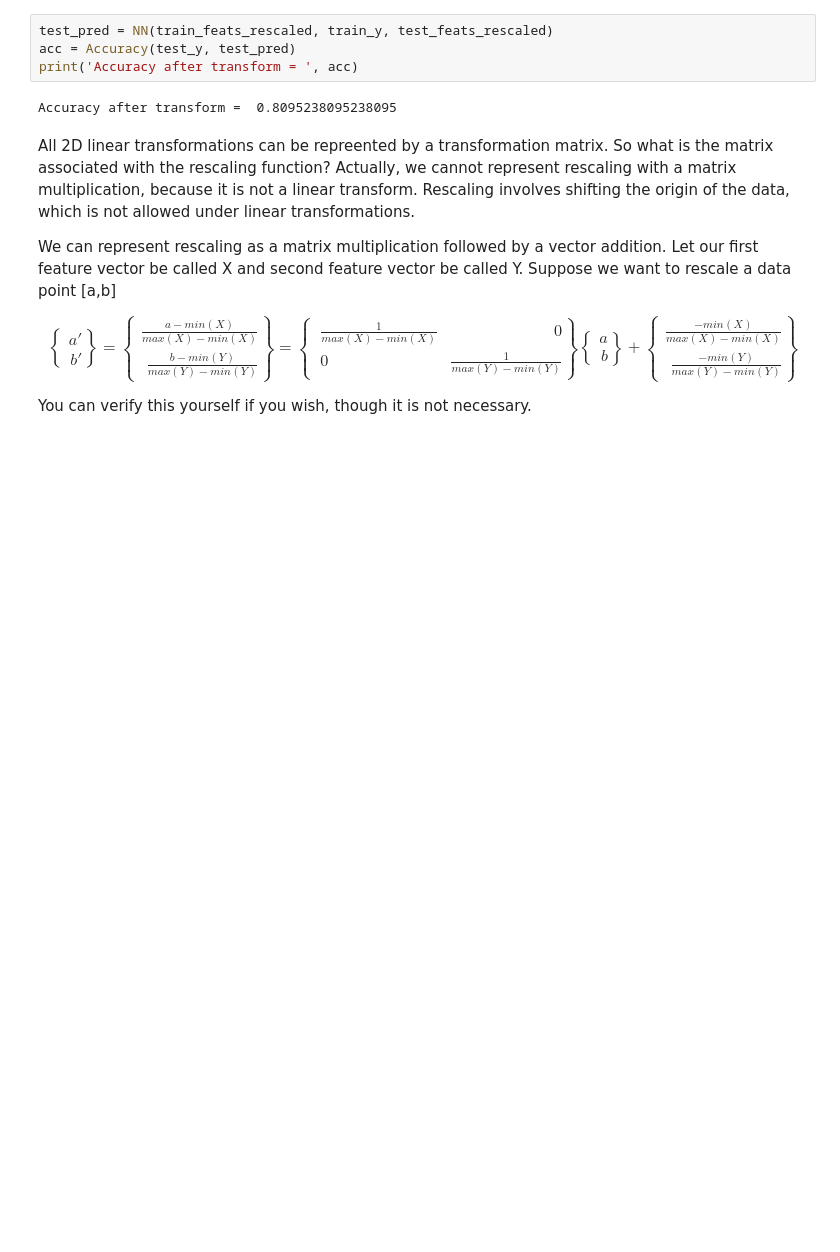
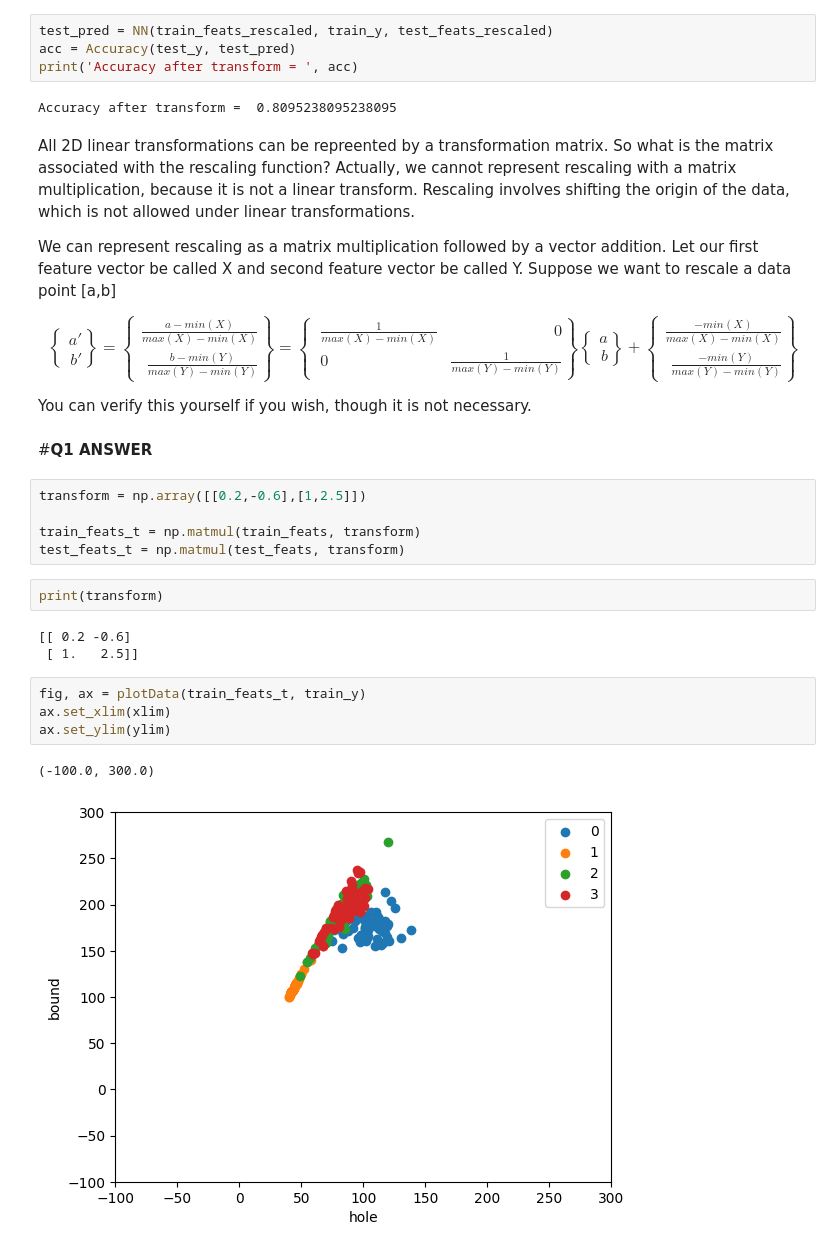
Before and after one commit to Bhavyathutha/Fmml_course_assignment, a Jupyter notebook: Module_01_Lab_04_LinearAlgebra.ipynb, the cells around one changed output. Drawn from its saved outputs; the diff is of its cells as text; blank space fills up the shorter version.

```diff
--- a/Module_01_Lab_04_LinearAlgebra.ipynb
+++ b/Module_01_Lab_04_LinearAlgebra.ipynb
@@ -386,3 +386,22 @@ $$ \begin{equation}
 \end{equation}$$
 
 You can verify this yourself if you wish, though it is not necessary.
+# %% [markdown]
+#**Q1 ANSWER**
+# %%
+transform = np.array([[0.2,-0.6],[1,2.5]])
+
+train_feats_t = np.matmul(train_feats, transform)
+test_feats_t = np.matmul(test_feats, transform)
+# %%
+print(transform)
+# %% [output]
+[[ 0.2 -0.6]
+ [ 1.   2.5]]
+# %%
+fig, ax = plotData(train_feats_t, train_y)
+ax.set_xlim(xlim)
+ax.set_ylim(ylim)
+# %% [output]
+(-100.0, 300.0)
+[figure, added]
```
Also changed, not shown: parts of 2 cells of this notebook.
